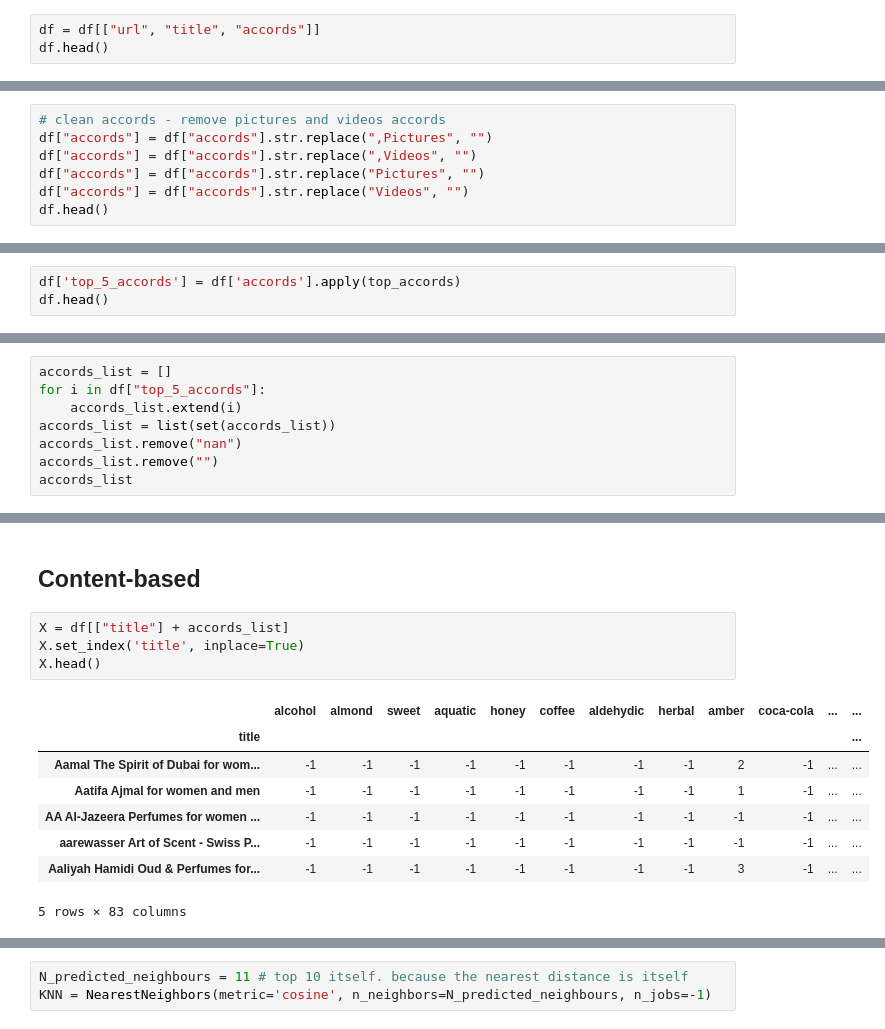
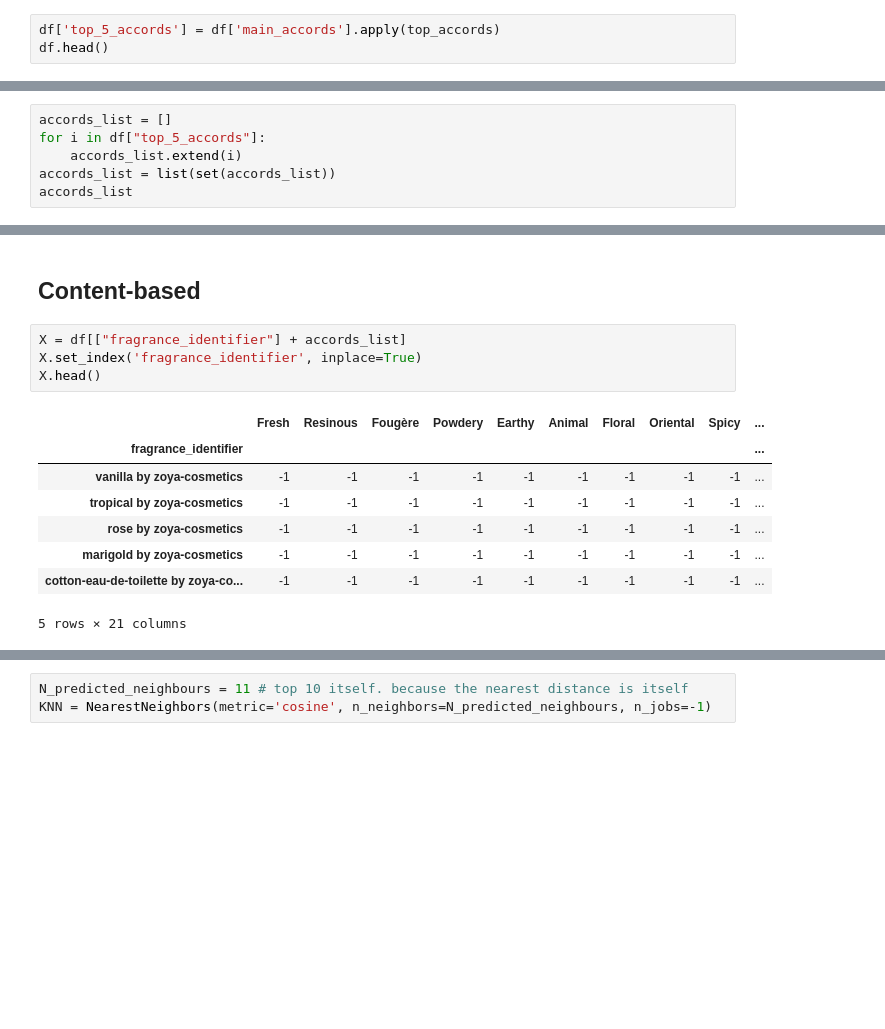
Before and after one commit to myrasaet/Fragrance_Advisor, a Jupyter notebook: src/train.ipynb, the cells around one changed output, grey strips where cells are left out. Cells and saved outputs as stored; diff of their text form; blank space fills up the shorter version.

```diff
--- a/src/train.ipynb
+++ b/src/train.ipynb
@@ -20,4 +83,4 @@ df.head()
 # %%
-df = df[["url", "title", "accords"]]
+df['top_5_accords'] = df['main_accords'].apply(top_accords)
 df.head()
 # %% [output]
@@ -30,7 +92,0 @@ df.head()
-# %%
-# clean accords - remove pictures and videos accords
-df["accords"] = df["accords"].str.replace(",Pictures", "")
-df["accords"] = df["accords"].str.replace(",Videos", "")
-df["accords"] = df["accords"].str.replace("Pictures", "")
-df["accords"] = df["accords"].str.replace("Videos", "")
-df.head()
@@ -50,3 +92,0 @@ def top_accords(x):
-# %%
-df['top_5_accords'] = df['accords'].apply(top_accords)
-df.head()
@@ -62,7 +95,5 @@ accords_list = []
 for i in df["top_5_accords"]:
     accords_list.extend(i)
 accords_list = list(set(accords_list))
-accords_list.remove("nan")
-accords_list.remove("")
 accords_list
 # %% [output]
@@ -108,18 +139,18 @@ df.head()
 # %% [markdown]
 ## Content-based
 # %%
-X = df[["title"] + accords_list]
-X.set_index('title', inplace=True)
+X = df[["fragrance_identifier"] + accords_list]
+X.set_index('fragrance_identifier', inplace=True)
 X.head()
 # %% [output]
-|  | alcohol | almond | sweet | aquatic | honey | coffee | aldehydic | herbal | amber | coca-cola | ... | ... |
-| title |  |  |  |  |  |  |  |  |  |  |  | ... |
-| Aamal The Spirit of Dubai for wom... | -1 | -1 | -1 | -1 | -1 | -1 | -1 | -1 | 2 | -1 | ... | ... |
-| Aatifa Ajmal for women and men | -1 | -1 | -1 | -1 | -1 | -1 | -1 | -1 | 1 | -1 | ... | ... |
-| AA Al-Jazeera Perfumes for women ... | -1 | -1 | -1 | -1 | -1 | -1 | -1 | -1 | -1 | -1 | ... | ... |
-| aarewasser Art of Scent - Swiss P... | -1 | -1 | -1 | -1 | -1 | -1 | -1 | -1 | -1 | -1 | ... | ... |
-| Aaliyah Hamidi Oud & Perfumes for... | -1 | -1 | -1 | -1 | -1 | -1 | -1 | -1 | 3 | -1 | ... | ... |
+|  | Fresh | Resinous | Fougère | Powdery | Earthy | Animal | Floral | Oriental | Spicy | ... |
+| fragrance_identifier |  |  |  |  |  |  |  |  |  | ... |
+| vanilla by zoya-cosmetics | -1 | -1 | -1 | -1 | -1 | -1 | -1 | -1 | -1 | ... |
+| tropical by zoya-cosmetics | -1 | -1 | -1 | -1 | -1 | -1 | -1 | -1 | -1 | ... |
+| rose by zoya-cosmetics | -1 | -1 | -1 | -1 | -1 | -1 | -1 | -1 | -1 | ... |
+| marigold by zoya-cosmetics | -1 | -1 | -1 | -1 | -1 | -1 | -1 | -1 | -1 | ... |
+| cotton-eau-de-toilette by zoya-co... | -1 | -1 | -1 | -1 | -1 | -1 | -1 | -1 | -1 | ... |
-5 rows × 83 columns
+5 rows × 21 columns
 # %%
 X.shape
 # %% [output]
```
Also changed, not shown: parts of 77 cells of this notebook, 6 other files.
